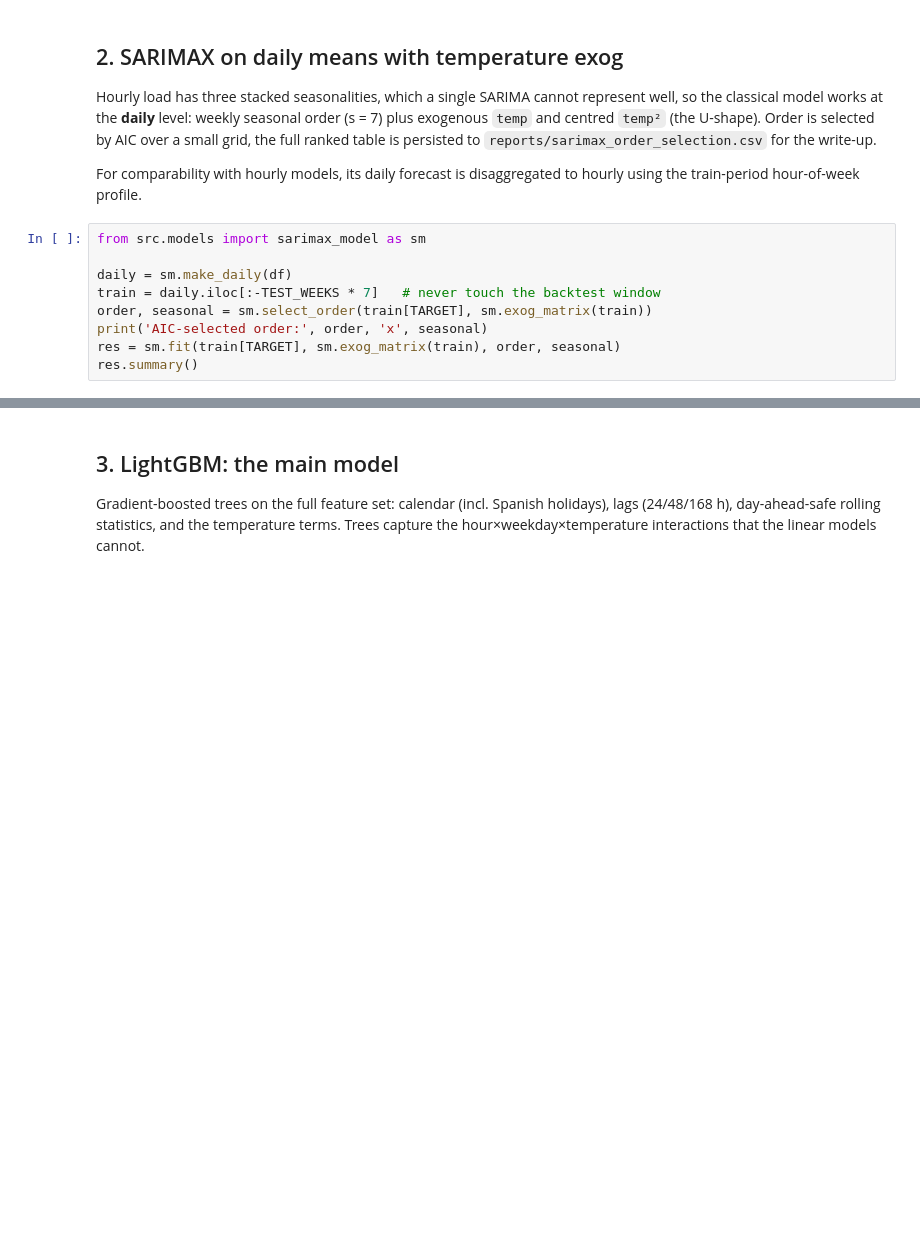
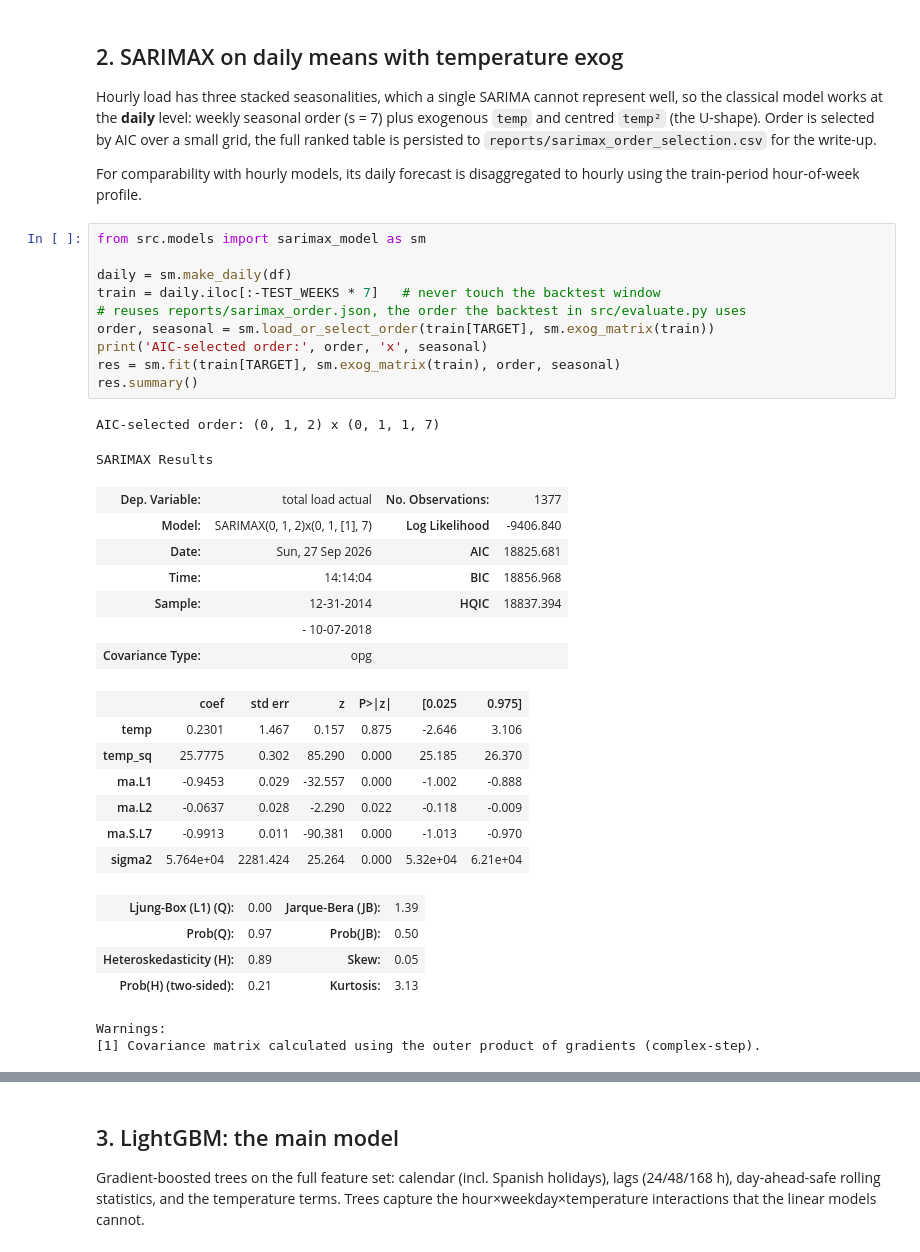
Before and after one commit to JAYANSHUBADLANI/energy-demand-forecasting, a Jupyter notebook: notebooks/02_modeling.ipynb, the cells around one changed output, grey strips where cells are left out. Cells and saved outputs as stored; diff of their text form; blank space fills up the shorter version.

Commit message:
pin scipy so sarimax fits again, run both notebooks

```diff
--- a/notebooks/02_modeling.ipynb
+++ b/notebooks/02_modeling.ipynb
@@ -62,11 +72,35 @@ hourly using the train-period hour-of-week profile.
 # %%
 from src.models import sarimax_model as sm
 
 daily = sm.make_daily(df)
 train = daily.iloc[:-TEST_WEEKS * 7]   # never touch the backtest window
-order, seasonal = sm.select_order(train[TARGET], sm.exog_matrix(train))
+# reuses reports/sarimax_order.json, the order the backtest in src/evaluate.py uses
+order, seasonal = sm.load_or_select_order(train[TARGET], sm.exog_matrix(train))
 print('AIC-selected order:', order, 'x', seasonal)
 res = sm.fit(train[TARGET], sm.exog_matrix(train), order, seasonal)
 res.summary()
+# %% [output]
+AIC-selected order: (0, 1, 2) x (0, 1, 1, 7)
+SARIMAX Results
+| Dep. Variable: | total load actual | No. Observations: | 1377 |
+| Model: | SARIMAX(0, 1, 2)x(0, 1, [1], 7) | Log Likelihood | -9406.840 |
+| Date: | Sun, 27 Sep 2026 | AIC | 18825.681 |
+| Time: | 14:14:04 | BIC | 18856.968 |
+| Sample: | 12-31-2014 | HQIC | 18837.394 |
+|  | - 10-07-2018 |  |  |
+| Covariance Type: | opg |  |  |
+|  | coef | std err | z | P>|z| | [0.025 | 0.975] |
+| temp | 0.2301 | 1.467 | 0.157 | 0.875 | -2.646 | 3.106 |
+| temp_sq | 25.7775 | 0.302 | 85.290 | 0.000 | 25.185 | 26.370 |
+| ma.L1 | -0.9453 | 0.029 | -32.557 | 0.000 | -1.002 | -0.888 |
+| ma.L2 | -0.0637 | 0.028 | -2.290 | 0.022 | -0.118 | -0.009 |
+| ma.S.L7 | -0.9913 | 0.011 | -90.381 | 0.000 | -1.013 | -0.970 |
+| sigma2 | 5.764e+04 | 2281.424 | 25.264 | 0.000 | 5.32e+04 | 6.21e+04 |
+| Ljung-Box (L1) (Q): | 0.00 | Jarque-Bera (JB): | 1.39 |
+| Prob(Q): | 0.97 | Prob(JB): | 0.50 |
+| Heteroskedasticity (H): | 0.89 | Skew: | 0.05 |
+| Prob(H) (two-sided): | 0.21 | Kurtosis: | 3.13 |
+Warnings:
+[1] Covariance matrix calculated using the outer product of gradients (complex-step).
 # %%
 pd.read_csv('../reports/sarimax_order_selection.csv').head(8)
```
Also changed, not shown: parts of 6 cells of this notebook, 2 other files.
